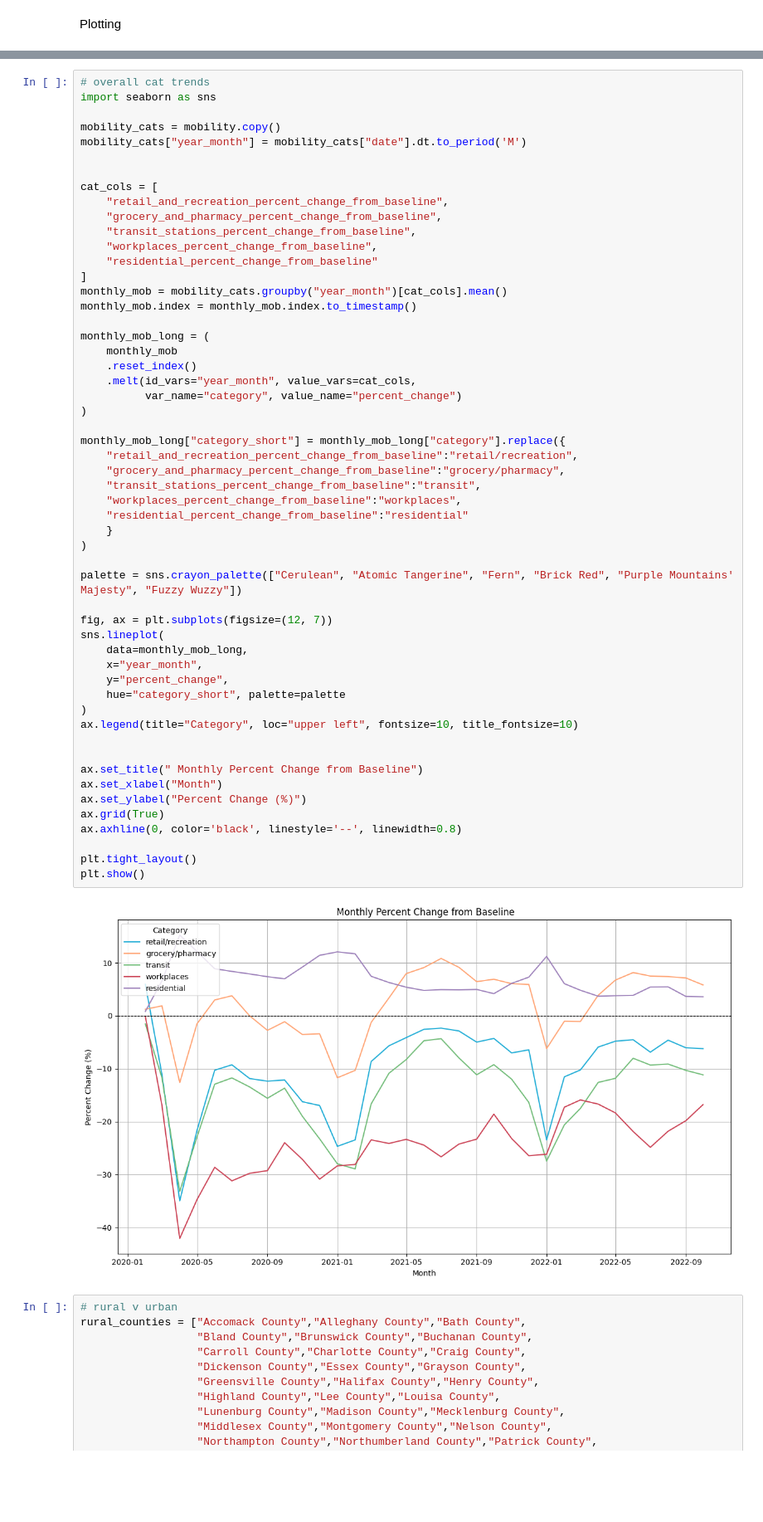
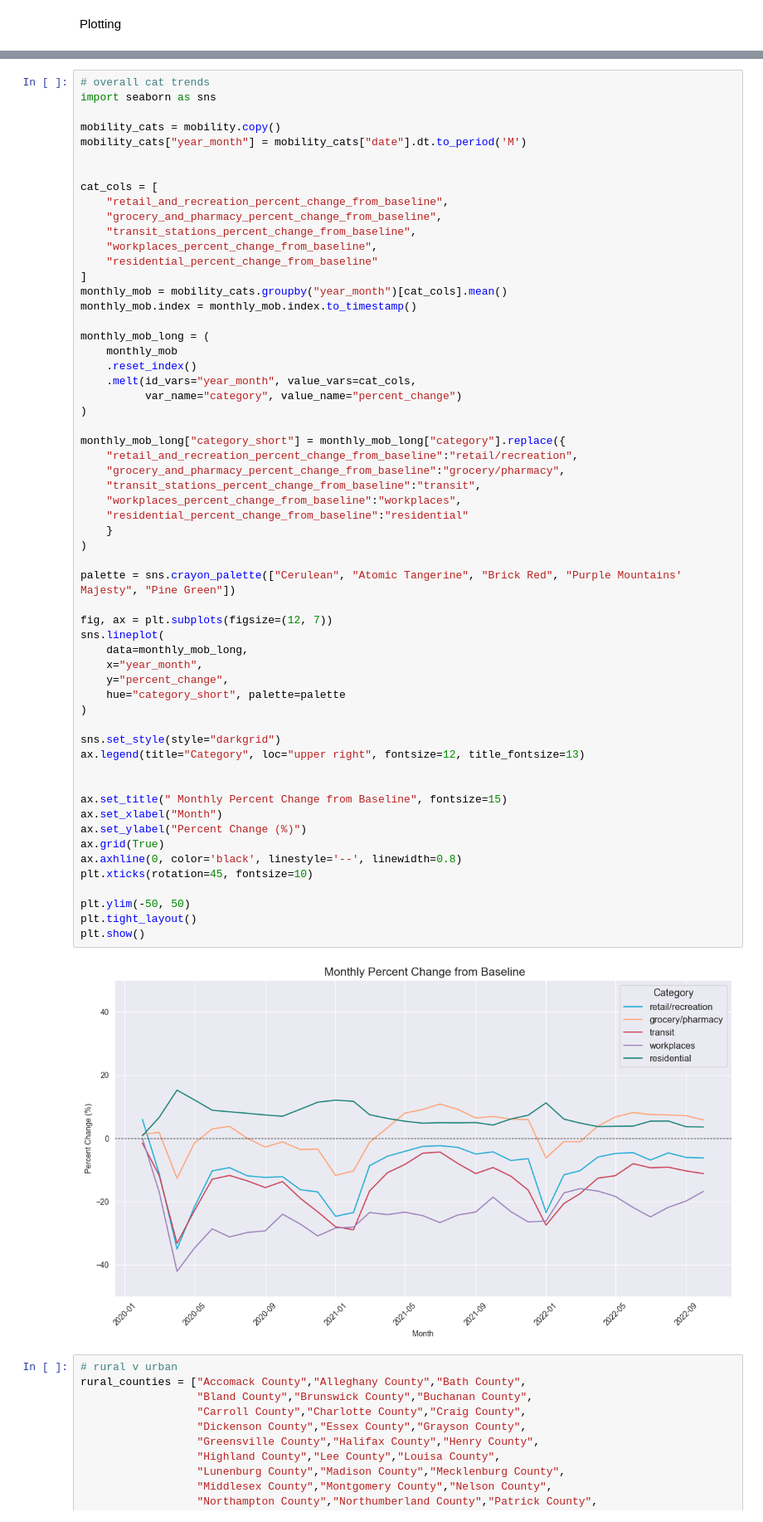
Before and after one commit to rorygardner/cyber_squadron, a Jupyter notebook: rory/plots.ipynb, the cells around one changed output, grey strips where cells are left out. Shown at 83% size. Saved outputs shown, nothing was run; the diff lists cells and outputs as text; blank space fills up the shorter version.

Commit message:
changed plots

```diff
--- a/rory/plots.ipynb
+++ b/rory/plots.ipynb
@@ -59,37 +59,41 @@ monthly_mob_long = (
           var_name="category", value_name="percent_change")
 )
 
 monthly_mob_long["category_short"] = monthly_mob_long["category"].replace({
     "retail_and_recreation_percent_change_from_baseline":"retail/recreation",
     "grocery_and_pharmacy_percent_change_from_baseline":"grocery/pharmacy",
     "transit_stations_percent_change_from_baseline":"transit",
     "workplaces_percent_change_from_baseline":"workplaces",
     "residential_percent_change_from_baseline":"residential"
     }
 )
 
-palette = sns.crayon_palette(["Cerulean", "Atomic Tangerine", "Fern", "Brick Red", "Purple Mountains' Majesty", "Fuzzy Wuzzy"])
+palette = sns.crayon_palette(["Cerulean", "Atomic Tangerine", "Brick Red", "Purple Mountains' Majesty", "Pine Green"])
 
 fig, ax = plt.subplots(figsize=(12, 7))
 sns.lineplot(
     data=monthly_mob_long,
     x="year_month",
     y="percent_change",
     hue="category_short", palette=palette
 )
-ax.legend(title="Category", loc="upper left", fontsize=10, title_fontsize=10)
+
+sns.set_style(style="darkgrid")
+ax.legend(title="Category", loc="upper right", fontsize=12, title_fontsize=13)
 
 
-ax.set_title(" Monthly Percent Change from Baseline")
+ax.set_title(" Monthly Percent Change from Baseline", fontsize=15)
 ax.set_xlabel("Month")
 ax.set_ylabel("Percent Change (%)")
 ax.grid(True)
 ax.axhline(0, color='black', linestyle='--', linewidth=0.8)
+plt.xticks(rotation=45, fontsize=10)
 
+plt.ylim(-50, 50)
 plt.tight_layout()
 plt.show()
 # %% [output]
-[figure, old version]
+[figure, new version]
 # %%
 # rural v urban
 rural_counties = ["Accomack County","Alleghany County","Bath County",
```
Also changed, not shown: parts of 3 cells of this notebook.
